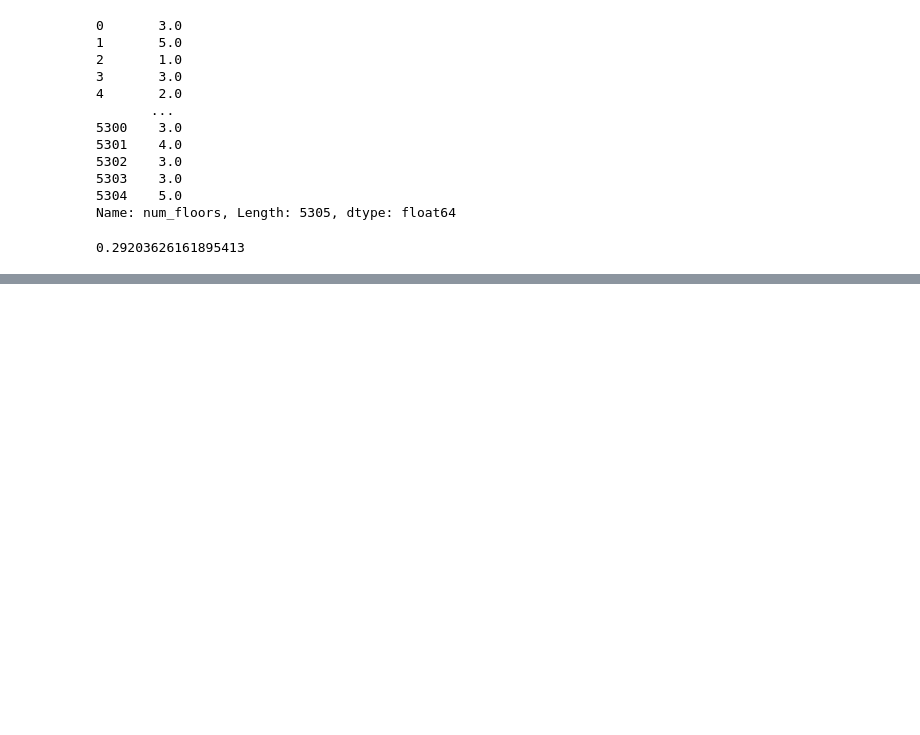
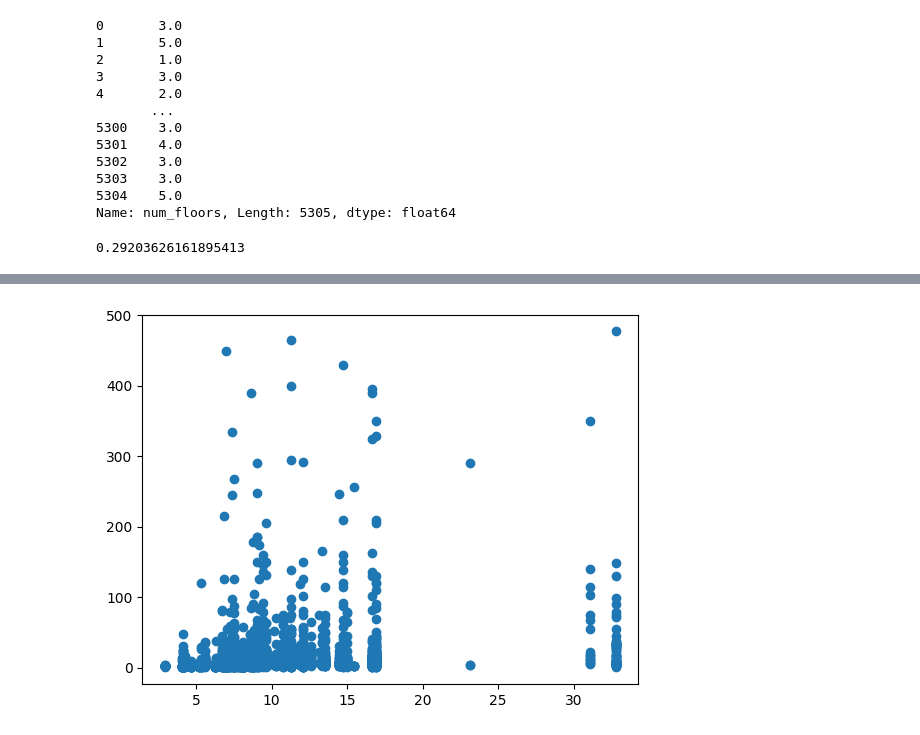
Before and after one commit to DatMinhLeChon/DS.Final, a Jupyter notebook: KNN_imputer.ipynb, the cells around one changed output, grey strips where cells are left out. Drawn from its saved outputs; the diff is of its cells as text; code cells hidden in the pictures; blank space fills up the shorter version.

```diff
--- a/KNN_imputer.ipynb
+++ b/KNN_imputer.ipynb
@@ -106,3 +107,6 @@ error = rmse(full_houses['num_floors'], df_imputed_test['num_floors'])
 print(error)
 # %% [output]
 0.29203626161895413
+# %%
+data = pd.read_excel('clean_data.xlsx')
+data = data.drop(['district','city'],axis=True)
@@ -108,0 +129,6 @@ print(error)
+# %%
+
+plt.scatter(data.district_encoder, data.price)
+plt.show()
+# %% [output]
+[figure, added]
```
Also changed, not shown: parts of 2 cells of this notebook, 1 other file.
